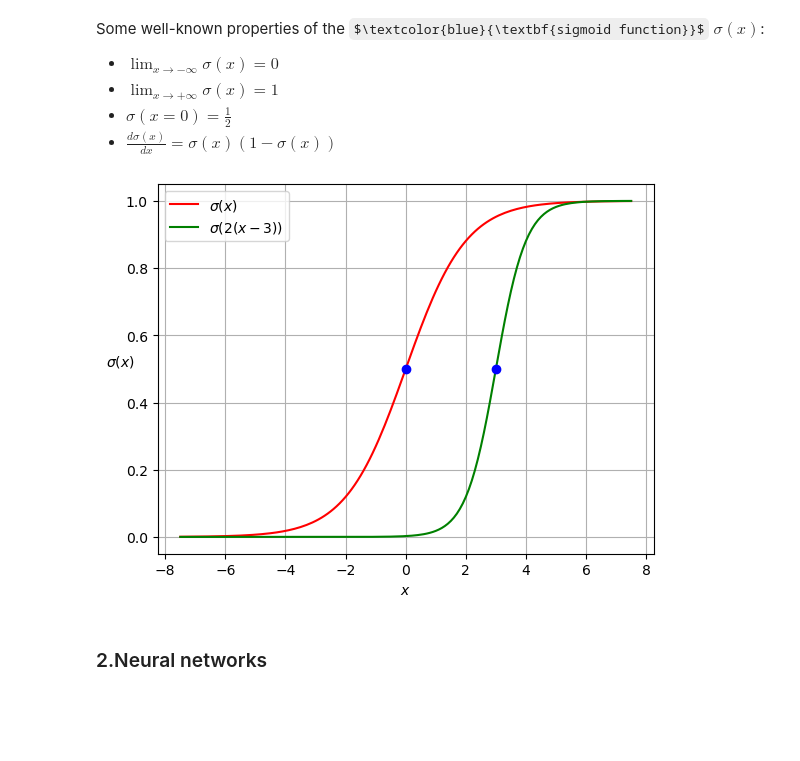
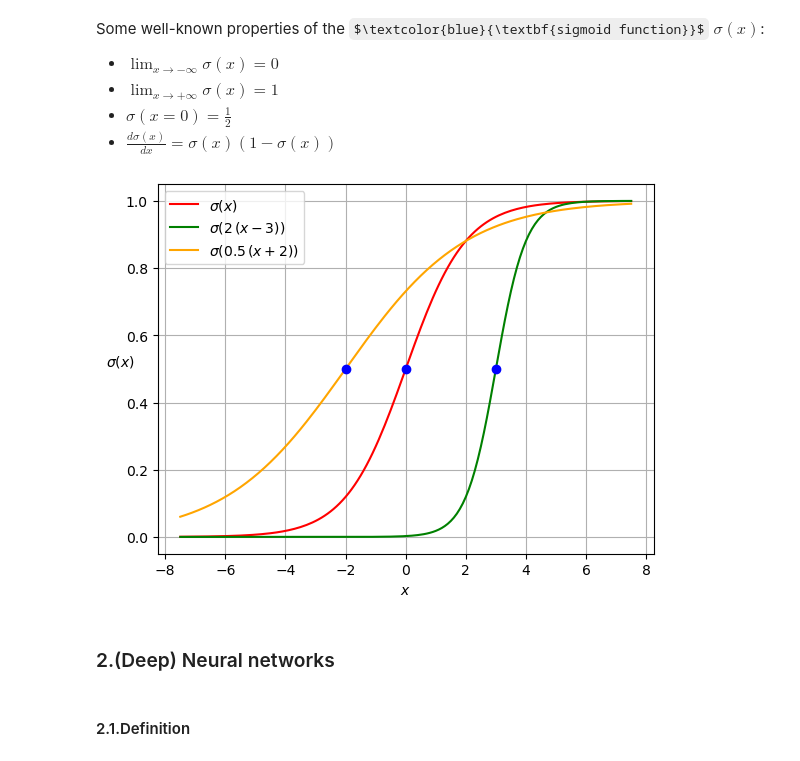
Before and after one commit to chpc-uofu/HandsOnML, a Jupyter notebook: notebooks/dnn1.ipynb, the cells around one changed output. Saved outputs shown, nothing was run; the diff lists cells and outputs as text; code cells hidden in the pictures; some formulas as TeX source; blank space fills up the shorter version.

Commit message:
Updated network

```diff
--- a/notebooks/dnn1.ipynb
+++ b/notebooks/dnn1.ipynb
@@ -70,26 +70,33 @@ Some well-known properties of the $\textcolor{blue}{\textbf{sigmoid function}}$
 # %%
 import numpy as np
 import matplotlib.pyplot as plt
 
 def sigmoid(x):
     return 1.0/(1.0 +np.exp(-x))
 
 LOW, HIGH, DX = -7.5, 7.5, 0.1
 npoints = int((HIGH-LOW)/DX) + 1  # Number of pts
 x = np.linspace(LOW,HIGH,npoints)
 y = sigmoid(x)
-w, b = 2.0, -6.0  # Weight and Bias
-z = sigmoid(w*x +b)
+w1, b1 = 2.0, -6.0  # Weight and Bias
+z1 = sigmoid(w1*x + b1)
+w2, b2 = 0.5, 1.0
+z2 = sigmoid(w2*x + b2)
+
 
 plt.plot(x,y,label=r"$\sigma(x)$", color="red")
-plt.plot(x,z,label=r"$\sigma(2 (x-3))$", color="green")
+plt.plot(x,z1,label=r"$\sigma(2\,(x-3))$", color="green")
+plt.plot(x,z2,label=r"$\sigma(0.5\,(x+2))$", color="orange")
 plt.plot(0.0,0.5,'bo')
-plt.plot(3.0,0.5,'bo')
+plt.plot(-b1/w1,0.5,'bo')
+plt.plot(-b2/w2,0.5,'bo')
 plt.xlabel(r"$x$")
 plt.ylabel(r"$\sigma(x)$",rotation=0)
 plt.legend()
 plt.grid()
 # %% [output]
-[figure, old version]
+[figure, new version]
 # %% [markdown]
-### 2.Neural networks
+### 2.(Deep) Neural networks
+# %% [markdown]
+#### 2.1.Definition
```
Also changed, not shown: parts of 8 cells of this notebook, 9 other files.
